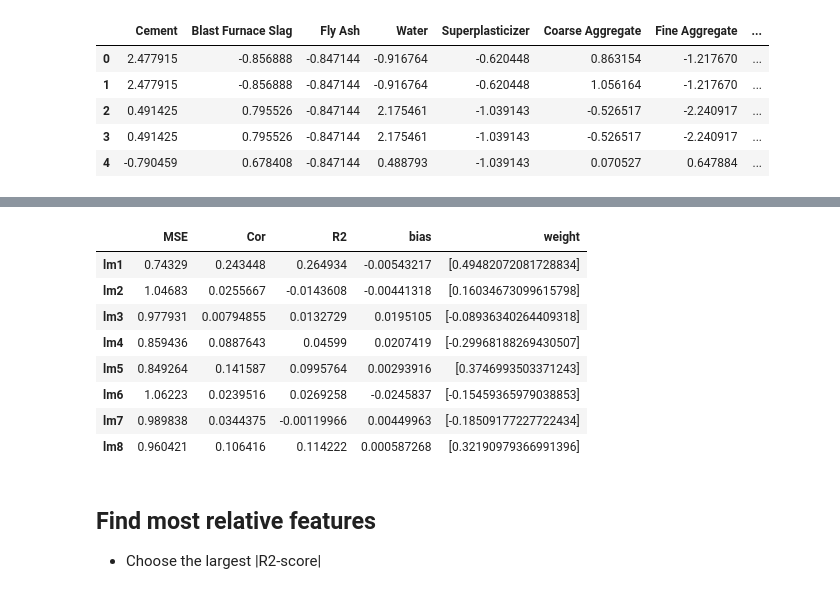
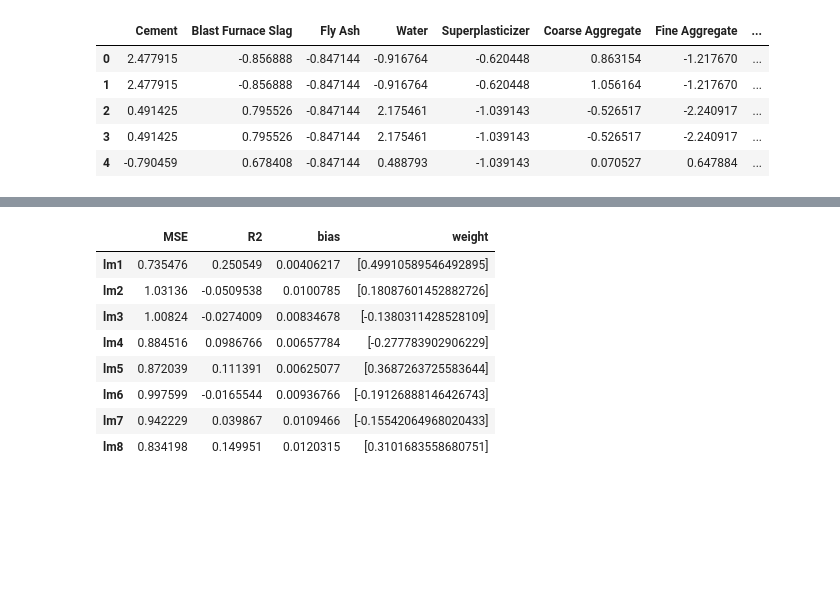
Before and after one commit to hcchang0701/machine_learning, a Jupyter notebook: hw3/Problem1.ipynb, the cells around one changed output, grey strips where cells are left out. Drawn from its saved outputs; the diff is of its cells as text; code cells hidden in the pictures; blank space fills up the shorter version.

```diff
--- a/hw3/Problem1.ipynb
+++ b/hw3/Problem1.ipynb
@@ -41,3 +28,0 @@ df.input.head()
-# %%
-df.output=df.iloc[:,-1]
-df.output.head()
@@ -145 +75,13 @@ y_test = y_test.values.reshape(-1, 1)
+# %%
+from sklearn.metrics import mean_squared_error, r2_score
+from sklearn.model_selection import train_test_split
+
+row = ['lm1', 'lm2', 'lm3', 'lm4', 'lm5', 'lm6', 'lm7', 'lm8']
+col = ['MSE', 'R2', 'bias', 'weight']
+regResult = pd.DataFrame(index=row, columns=col)
+
+inputNum = 8
+
+X, y = df.iloc[:, 0:inputNum], df.iloc[:, inputNum:inputNum+1]
+X_train, X_test, y_train, y_test = train_test_split(X, y, test_size=0.2)
 # %% [markdown]
@@ -147,28 +89 @@ y_test = y_test.values.reshape(-1, 1)
 * iteratively train linear model with each attribute
-# %%
-# simple linear regression by sklearn function
-from sklearn.linear_model import LinearRegression
-
-# Train linear model by training set
-reg1 = LinearRegression().fit(X_train, y_train)
-y_pred_lm = reg1.predict(X_test)
-Test['y_pred_lm'] = y_pred_lm
-# The coefficients
-#print('Coefficients (weight): ', reg1.coef_)
-#print('Intercept (bias): ', reg1.intercept_)
-#print('linear model Correlation (R2-score): \n', reg1.score(X_train, y_train))
-
-
-# Plot outputs
-plt.scatter(X_test, y_test,  color='black', label='test data')
-plt.plot(X_test, y_pred_lm, color='blue', linewidth=3, label='linear model prediction')
-
-regResult.iloc[0, 0] = mean_squared_error(y_test, y_pred_lm)
-regResult.iloc[0, 1] = reg1.score(X_train, y_train)
-regResult.iloc[0, 2] = r2_score(y_test, y_pred_lm)
-regResult.iloc[0, 3] = reg1.intercept_[0]
-regResult.iloc[0, 4] = reg1.coef_[0]
-regResult.assign()
-
-plt.legend()
-plt.show()
@@ -239,15 +134,12 @@ for i in range(0, inputNum):
 # %%
-regResult.assign()
+regResult
 # %% [output]
-|  | MSE | Cor | R2 | bias | weight |
-| lm1 | 0.74329 | 0.243448 | 0.264934 | -0.00543217 | [0.49482072081728834] |
-| lm2 | 1.04683 | 0.0255667 | -0.0143608 | -0.00441318 | [0.16034673099615798] |
-| lm3 | 0.977931 | 0.00794855 | 0.0132729 | 0.0195105 | [-0.08936340264409318] |
-| lm4 | 0.859436 | 0.0887643 | 0.04599 | 0.0207419 | [-0.29968188269430507] |
-| lm5 | 0.849264 | 0.141587 | 0.0995764 | 0.00293916 | [0.3746993503371243] |
-| lm6 | 1.06223 | 0.0239516 | 0.0269258 | -0.0245837 | [-0.15459365979038853] |
-| lm7 | 0.989838 | 0.0344375 | -0.00119966 | 0.00449963 | [-0.18509177227722434] |
-| lm8 | 0.960421 | 0.106416 | 0.114222 | 0.000587268 | [0.32190979366991396] |
+|  | MSE | R2 | bias | weight |
+| lm1 | 0.735476 | 0.250549 | 0.00406217 | [0.49910589546492895] |
+| lm2 | 1.03136 | -0.0509538 | 0.0100785 | [0.18087601452882726] |
+| lm3 | 1.00824 | -0.0274009 | 0.00834678 | [-0.1380311428528109] |
+| lm4 | 0.884516 | 0.0986766 | 0.00657784 | [-0.277783902906229] |
+| lm5 | 0.872039 | 0.111391 | 0.00625077 | [0.3687263725583644] |
+| lm6 | 0.997599 | -0.0165544 | 0.00936766 | [-0.19126888146426743] |
+| lm7 | 0.942229 | 0.039867 | 0.0109466 | [-0.15542064968020433] |
+| lm8 | 0.834198 | 0.149951 | 0.0120315 | [0.3101683558680751] |
-# %% [markdown]
-## Find most relative features
-* Choose the largest |R2-score|
```
Also changed, not shown: parts of 27 cells of this notebook.
